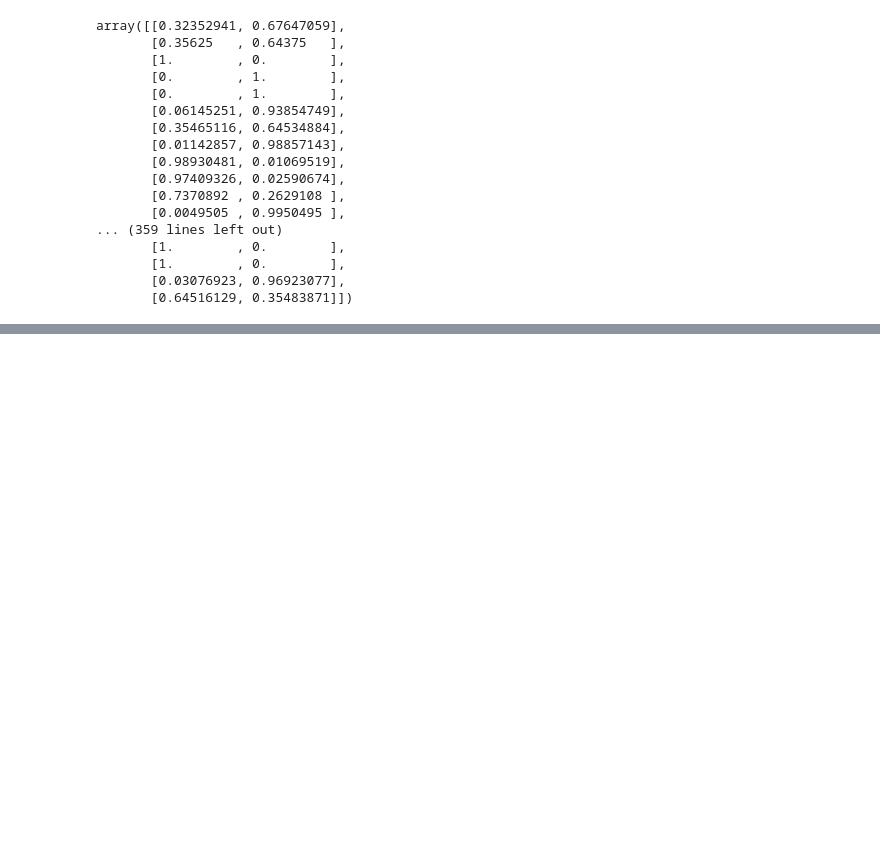
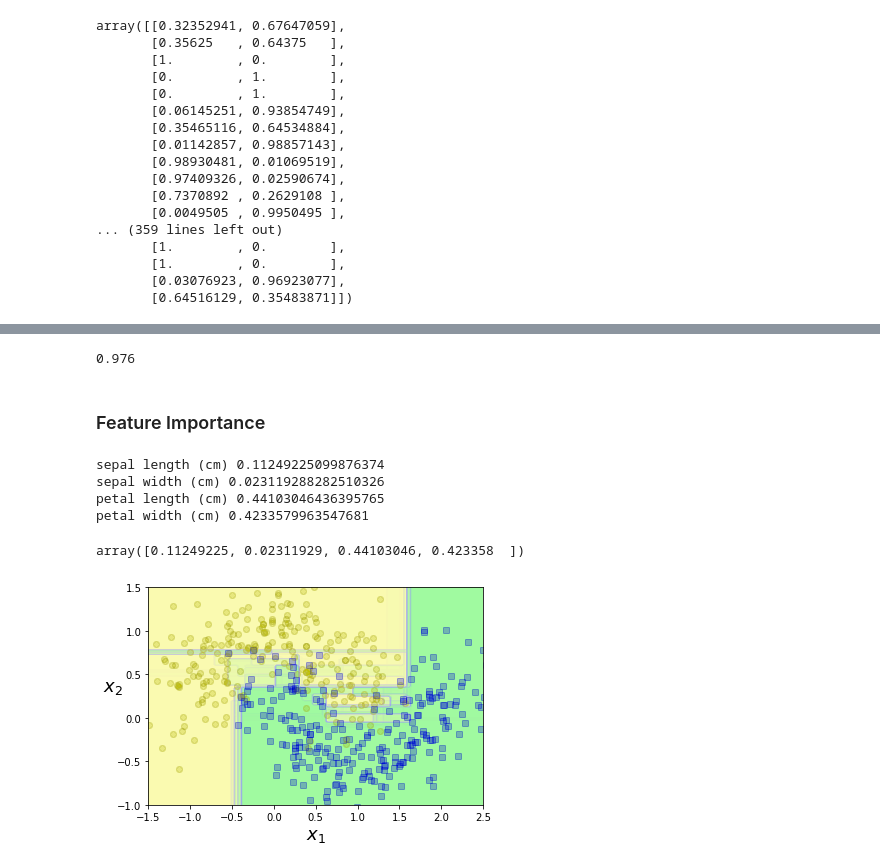
Before and after one commit to rodferro/hands-on-ml, a Jupyter notebook: 07_ensemble_learning_and_random_forests.ipynb, the cells around one changed output, grey strips where cells are left out. Drawn from its saved outputs; the diff is of its cells as text; code cells hidden in the pictures; blank space fills up the shorter version.

Commit message:
Add 'Random Forests'

```diff
--- a/07_ensemble_learning_and_random_forests.ipynb
+++ b/07_ensemble_learning_and_random_forests.ipynb
@@ -148,0 +151,7 @@ array([[0.32352941, 0.67647059],
+# %%
+from sklearn.ensemble import RandomForestClassifier
+
+rnd_clf = RandomForestClassifier(n_estimators=500, max_leaf_nodes=16, random_state=42)
+rnd_clf.fit(X_train, y_train)
+
+y_pred_rf = rnd_clf.predict(X_test)
@@ -148,0 +160,42 @@ array([[0.32352941, 0.67647059],
+# %%
+bag_clf = BaggingClassifier(
+    DecisionTreeClassifier(splitter="random", max_leaf_nodes=16),
+    n_estimators=500, max_samples=1.0, bootstrap=True)
+# %%
+bag_clf.fit(X_train, y_train)
+y_pred = bag_clf.predict(X_test)
+# %%
+np.sum(y_pred == y_pred_rf) / len(y_pred) # almost identical predictions
+# %% [output]
+0.976
+# %% [markdown]
+### Feature Importance
+# %%
+from sklearn.datasets import load_iris
+
+iris = load_iris()
+rnd_clf = RandomForestClassifier(n_estimators=500, n_jobs=-1, random_state=42)
+rnd_clf.fit(iris["data"], iris["target"])
+for name, score in zip(iris["feature_names"], rnd_clf.feature_importances_):
+    print(name, score)
+# %% [output]
+sepal length (cm) 0.11249225099876374
+sepal width (cm) 0.023119288282510326
+petal length (cm) 0.44103046436395765
+petal width (cm) 0.4233579963547681
+# %%
+rnd_clf.feature_importances_
+# %% [output]
+array([0.11249225, 0.02311929, 0.44103046, 0.423358  ])
+# %%
+plt.figure(figsize=(6, 4))
+
+for i in range(15):
+    tree_clf = DecisionTreeClassifier(max_leaf_nodes=16, random_state=42 + i)
+    indices_with_replacement = np.random.randint(0, len(X_train), len(X_train))
+    tree_clf.fit(X[indices_with_replacement], y[indices_with_replacement])
+    plot_decision_boundary(tree_clf, X, y, axes=[-1.5, 2.5, -1, 1.5], alpha=0.02, contour=False)
+
+plt.show()
+# %% [output]
+[figure, added]
```
Also changed, not shown: parts of 2 cells of this notebook.
